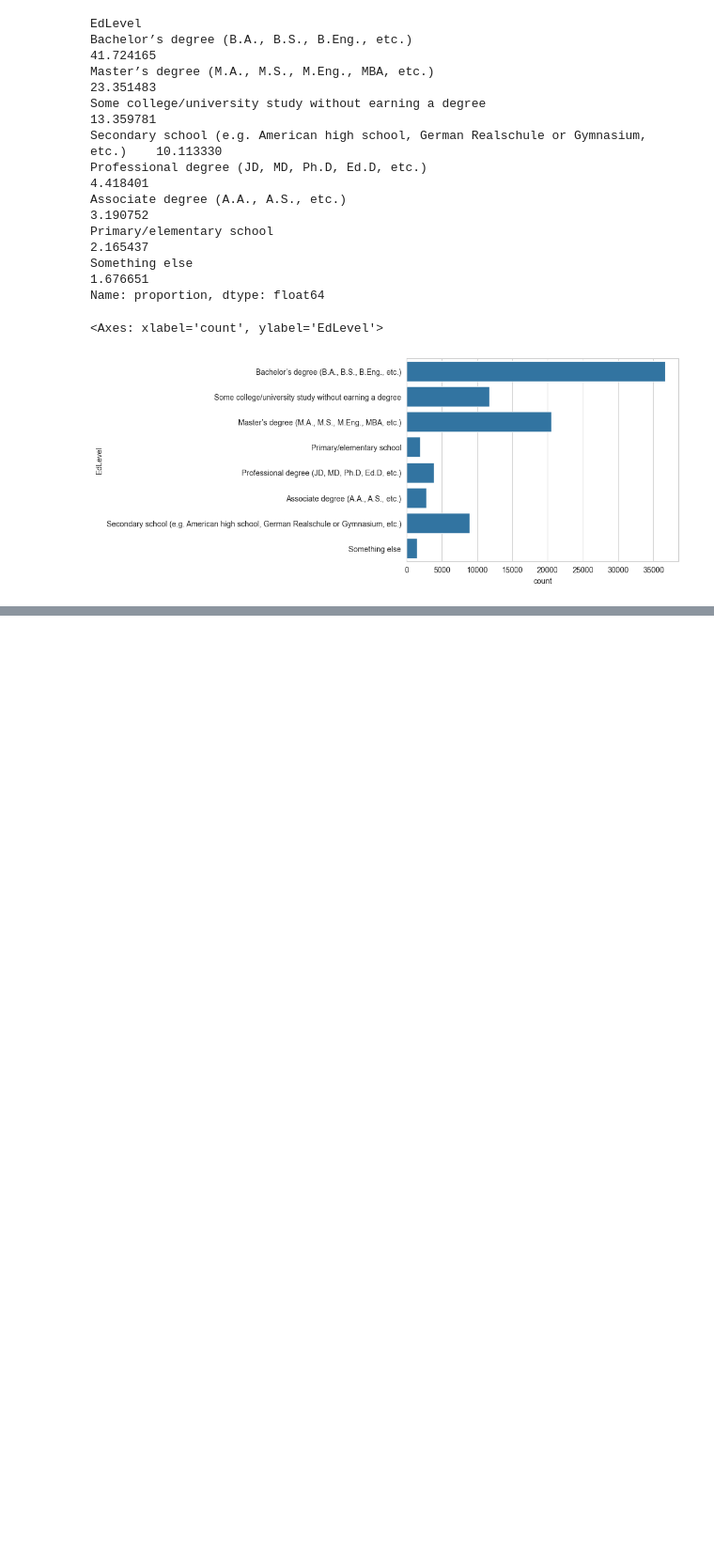
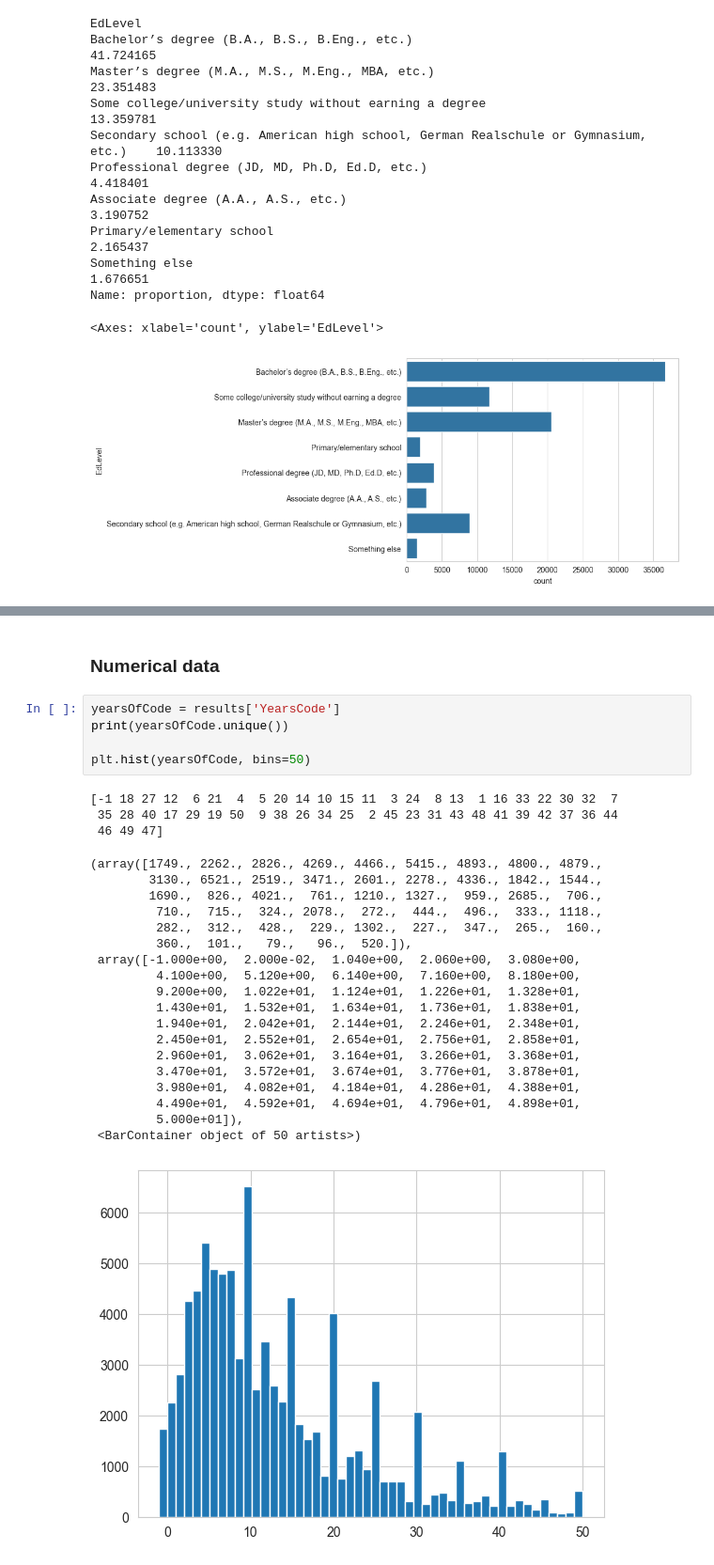
Before and after one commit to dipenparmar12/ml, a Jupyter notebook: day-20-eda-univariate-analysis-stockoverflow.ipynb, the cells around one changed output, grey strips where cells are left out. Shown: that part at 94% size. Cells and saved outputs as stored; diff of their text form; blank space fills up the shorter version.

```diff
--- a/day-20-eda-univariate-analysis-stockoverflow.ipynb
+++ b/day-20-eda-univariate-analysis-stockoverflow.ipynb
@@ -124,0 +195,30 @@ edLevel.plot(kind='pie')
+# %% [markdown]
+### Numerical data
+# %%
+yearsOfCode = results['YearsCode']
+print(yearsOfCode.unique())
+
+plt.hist(yearsOfCode, bins=50)
+# %% [output]
+[-1 18 27 12  6 21  4  5 20 14 10 15 11  3 24  8 13  1 16 33 22 30 32  7
+ 35 28 40 17 29 19 50  9 38 26 34 25  2 45 23 31 43 48 41 39 42 37 36 44
+ 46 49 47]
+(array([1749., 2262., 2826., 4269., 4466., 5415., 4893., 4800., 4879.,
+        3130., 6521., 2519., 3471., 2601., 2278., 4336., 1842., 1544.,
+        1690.,  826., 4021.,  761., 1210., 1327.,  959., 2685.,  706.,
+         710.,  715.,  324., 2078.,  272.,  444.,  496.,  333., 1118.,
+         282.,  312.,  428.,  229., 1302.,  227.,  347.,  265.,  160.,
+         360.,  101.,   79.,   96.,  520.]),
+ array([-1.000e+00,  2.000e-02,  1.040e+00,  2.060e+00,  3.080e+00,
+         4.100e+00,  5.120e+00,  6.140e+00,  7.160e+00,  8.180e+00,
+         9.200e+00,  1.022e+01,  1.124e+01,  1.226e+01,  1.328e+01,
+         1.430e+01,  1.532e+01,  1.634e+01,  1.736e+01,  1.838e+01,
+         1.940e+01,  2.042e+01,  2.144e+01,  2.246e+01,  2.348e+01,
+         2.450e+01,  2.552e+01,  2.654e+01,  2.756e+01,  2.858e+01,
+         2.960e+01,  3.062e+01,  3.164e+01,  3.266e+01,  3.368e+01,
+         3.470e+01,  3.572e+01,  3.674e+01,  3.776e+01,  3.878e+01,
+         3.980e+01,  4.082e+01,  4.184e+01,  4.286e+01,  4.388e+01,
+         4.490e+01,  4.592e+01,  4.694e+01,  4.796e+01,  4.898e+01,
+         5.000e+01]),
+ <BarContainer object of 50 artists>)
+[figure, added]
```
Also changed, not shown: parts of 12 cells of this notebook, 2 other files.
